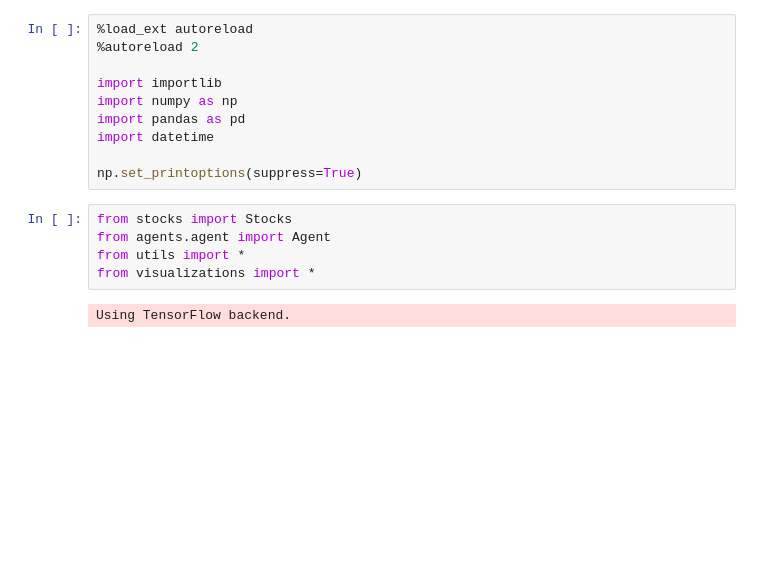
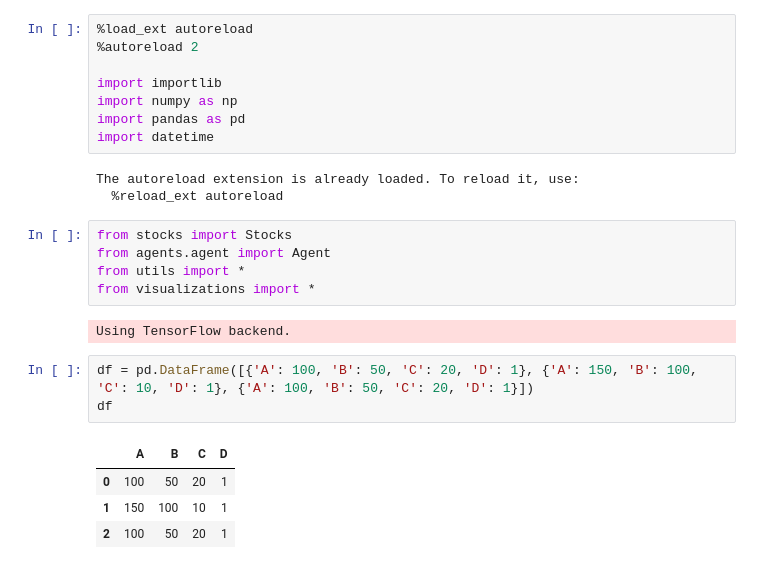
Before and after one commit to JulesHuisman/deep-learning, a Jupyter notebook: plotting.ipynb, the cells around one changed output. Cells and saved outputs as stored; diff of their text form; blank space fills up the shorter version.

```diff
--- a/plotting.ipynb
+++ b/plotting.ipynb
@@ -6,8 +6,9 @@ import importlib
 import numpy as np
 import pandas as pd
 import datetime
-
-np.set_printoptions(suppress=True)
+# %% [output]
+The autoreload extension is already loaded. To reload it, use:
+  %reload_ext autoreload
 # %%
 from stocks import Stocks
 from agents.agent import Agent
@@ -15,3 +16,11 @@ from utils import *
 from visualizations import *
 # %% [output]
 Using TensorFlow backend.
+# %%
+df = pd.DataFrame([{'A': 100, 'B': 50, 'C': 20, 'D': 1}, {'A': 150, 'B': 100, 'C': 10, 'D': 1}, {'A': 100, 'B': 50, 'C': 20, 'D': 1}])
+df
+# %% [output]
+|  | A | B | C | D |
+| 0 | 100 | 50 | 20 | 1 |
+| 1 | 150 | 100 | 10 | 1 |
+| 2 | 100 | 50 | 20 | 1 |
```
Also changed, not shown: parts of 8 cells of this notebook, 7 other files.
